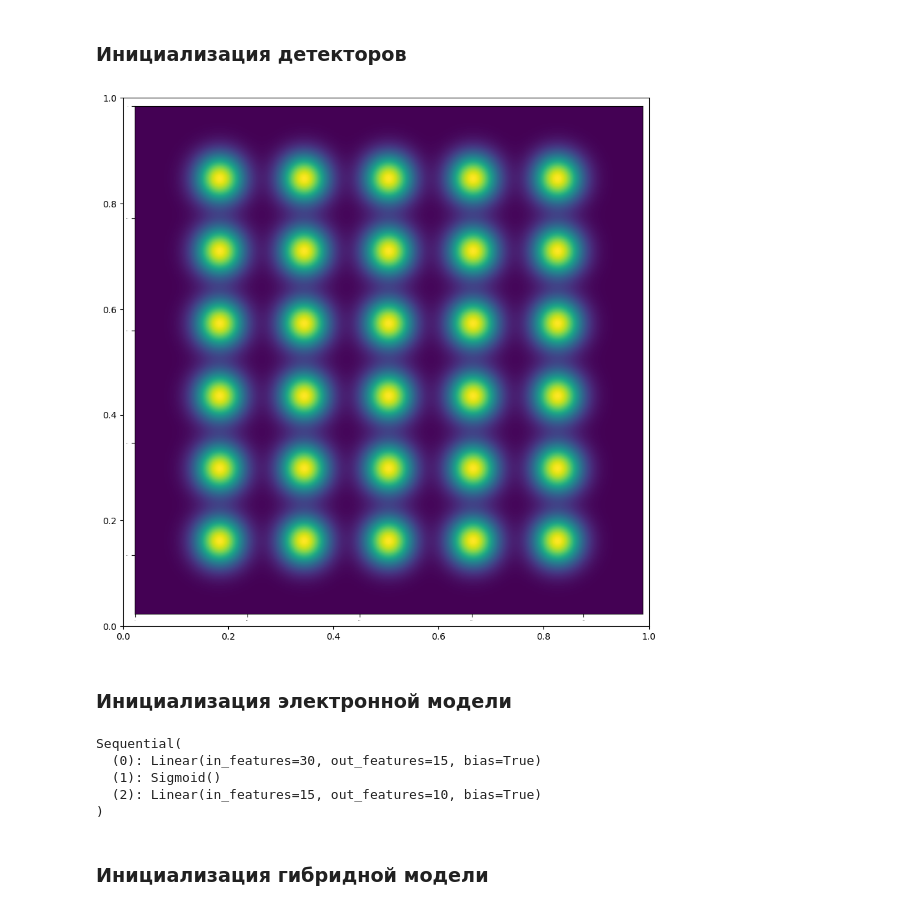
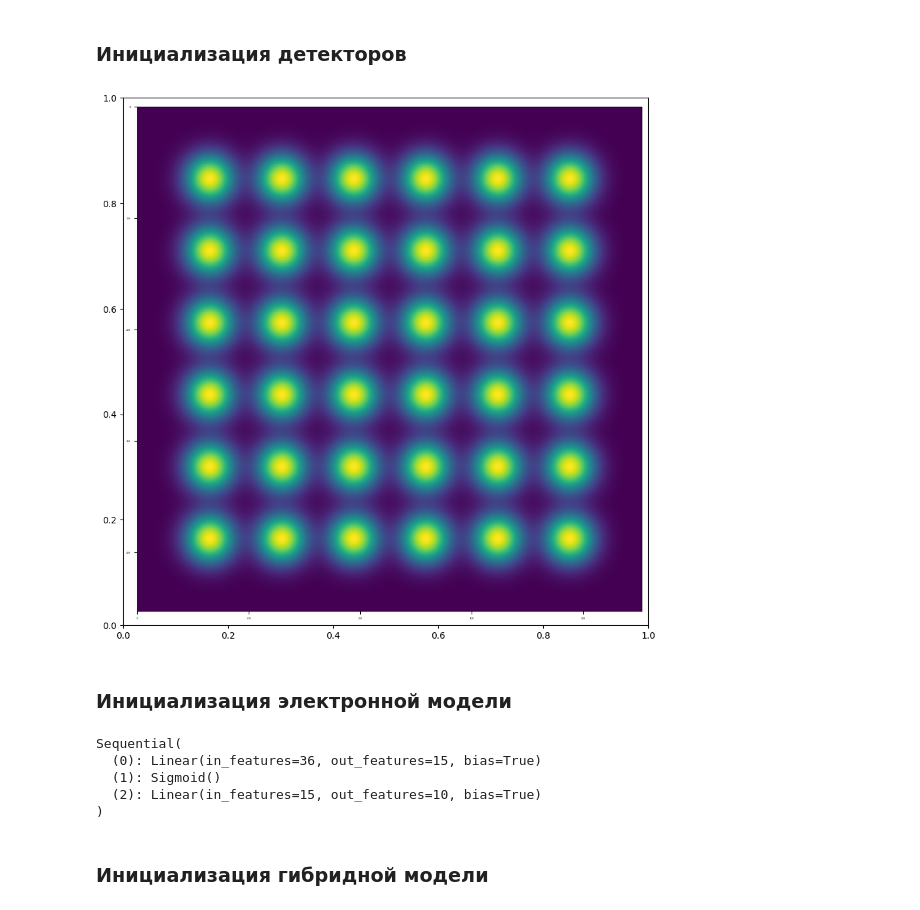
Before and after one commit to Belashov641618/OpticalEncoder, a Jupyter notebook: notebooks/ID2NN Training.ipynb, the cells around one changed output. Saved outputs shown, nothing was run; the diff lists cells and outputs as text; code cells hidden in the pictures.

```diff
--- a/notebooks/ID2NN Training.ipynb
+++ b/notebooks/ID2NN Training.ipynb
@@ -151,19 +137,19 @@ CompositeModel(
 # %% [markdown]
 ### Инициализация детекторов
 # %%
-detectors_amount = 30
+detectors_amount = 36
 
 spectral_filter = Window(centers=wavelength, sizes=300.0E-9)
 detectors_filter = Gaussian((length/30, length/30), (0,0))
 detectors = ClassificationDetectors(N, length, wavelength, detectors_amount, detectors_filter, spectral_filter)
 detectors.to(optical.device)
 
 plot = TiledPlot(*FigureWidthHeight)
 plot.FontLibrary = FontLibrary
 plot.axes.add(0,0).imshow(torch.sum(detectors.filter, dim=0), aspect='auto')
 plot.show()
 # %% [output]
-[figure, old version]
+[figure, new version]
 # %% [markdown]
 ### Инициализация электронной модели
 # %%
@@ -177,7 +163,7 @@ electronic = torch.nn.Sequential(*layers[:-1])
 electronic.to(optical.device)
 # %% [output]
 Sequential(
-  (0): Linear(in_features=30, out_features=15, bias=True)
+  (0): Linear(in_features=36, out_features=15, bias=True)
   (1): Sigmoid()
   (2): Linear(in_features=15, out_features=10, bias=True)
 )
```
Also changed, not shown: parts of 9 cells of this notebook.
